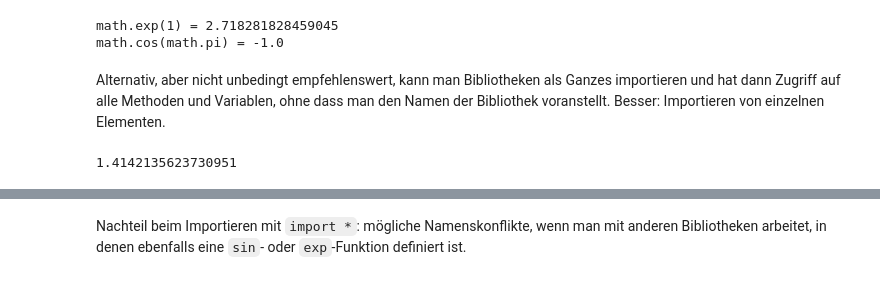
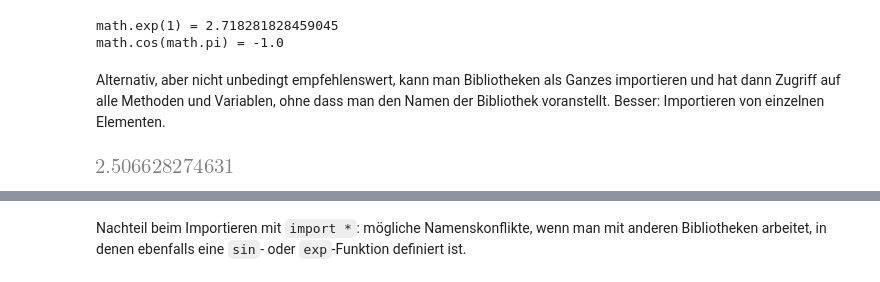
Before and after one commit to uja-works/Programmieren2, a Jupyter notebook: MatheMitPython.ipynb, the cells around one changed output, grey strips where cells are left out. Saved outputs shown, nothing was run; the diff lists cells and outputs as text; code cells hidden in the pictures.

```diff
--- a/MatheMitPython.ipynb
+++ b/MatheMitPython.ipynb
@@ -84,10 +86,10 @@ math.cos(math.pi) = -1.0
 Alternativ, aber nicht unbedingt empfehlenswert, kann man Bibliotheken als Ganzes importieren und hat dann Zugriff auf alle Methoden und Variablen, ohne dass man den Namen der Bibliothek voranstellt. Besser: Importieren von einzelnen Elementen.
 # %%
 # Importieren von sqrt und cos
-from math import sqrt, cos
-sqrt(2)
+from math import sqrt, cos, pi
+sqrt(2*pi)
 # %% [output]
-1.4142135623730951
+[figure, added]
 # %%
 # Importieren aller Funktionen aus math
 from math import *
```
Also changed, not shown: parts of 10 cells of this notebook, 11 other files.
